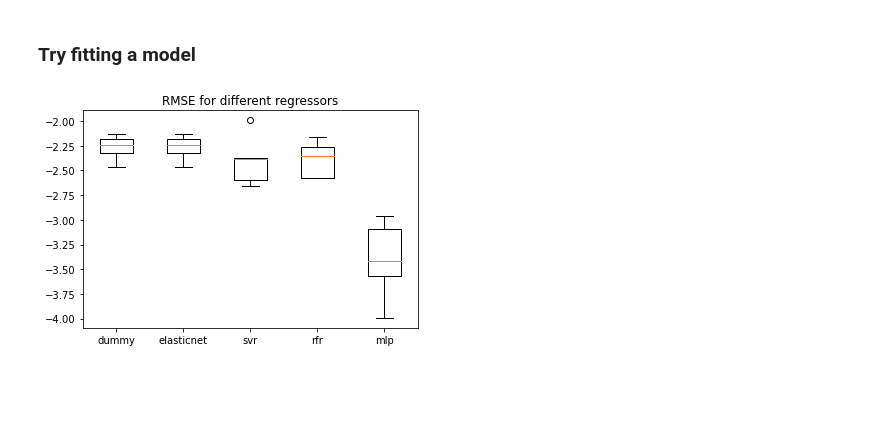
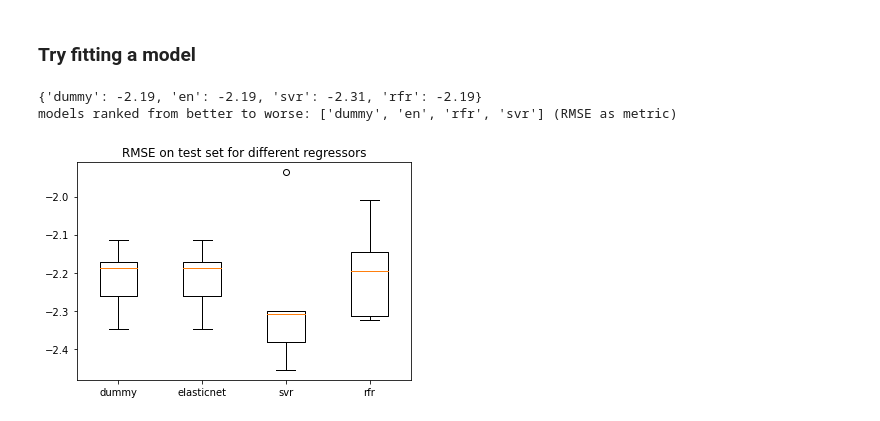
Before and after one commit to WouterDurnez/mobiledna_py, a Jupyter notebook: mobiledna/draft_simon/feat_calculation.ipynb, the cells around one changed output. Cells and saved outputs as stored; diff of their text form; code cells hidden in the pictures; blank space fills up the shorter version.

```diff
--- a/mobiledna/draft_simon/feat_calculation.ipynb
+++ b/mobiledna/draft_simon/feat_calculation.ipynb
@@ -875,9 +887,10 @@ temp3 = temp3.reset_index().astype({'date': 'datetime64[ns]'})
 # %% [markdown]
 #### Add stress labels
 # %%
-labels = ae.__data__[['id', 'day','daily_stress_level']].groupby(by=['id','day']).first().astype('float64')
-print(labels.head())
-res = pd.merge(temp, labels, on=['id', 'day'], sort=False)
+labels = ae.__data__[['id', 'day','daily_stress_level']].reset_index(drop=True).astype({'day': 'datetime64[ns]', 'daily_stress_level': 'int64'}).set_index(['id','day']).groupby(['id','day']).first()
+print(labels.head(15))
+res = pd.merge(temp, labels, on=['id', 'day'])
+print(res.head())
 # %% [output]
                                                  daily_stress_level
 id                                   day
@@ -942,7 +963,6 @@ Explanation [here](https://scikit-learn.org/stable/modules/generated/sklearn.fea
 # %%
-from sklearn.feature_selection import f_regression, SequentialFeatureSelector
-labels = res.pop('daily_stress_level')
-feature_names = res.columns.tolist()
+print(res.head())
+res = res.fillna(0)
 f_statistic,_ = f_regression(res, labels)
 
 f_statistics = dict(sorted(zip(feature_names, f_statistic), key=lambda x:x[1], reverse=True))
@@ -954,48 +981,60 @@ print(f_statistics)
 # %%
 # normalize features
 res_normalized = res.transform(lambda x: (x- x.mean()) / x.std())
+
+# keep only most correlated features
 
 # build regression
 X = res_normalized
 y = labels
 
 # set-up models
 dum = DummyRegressor(strategy='mean')
 en = ElasticNet()
 svr = SVR()
 rfr = RandomForestRegressor(n_estimators=100)
-mlp = MLPRegressor(max_iter=1000)
+
 
 # fit and cross-validate
 dum_results = cross_validate(dum, X, y, cv=5,
                              scoring=['explained_variance', 'r2', 'neg_mean_absolute_error',
                                       'neg_root_mean_squared_error'])
 en_results = cross_validate(en, X, y, cv=5,
                              scoring=['explained_variance', 'r2', 'neg_mean_absolute_error',
                                       'neg_root_mean_squared_error'])
 svr_results = cross_validate(svr, X, y, cv=5,
                              scoring=['explained_variance', 'r2', 'neg_mean_absolute_error',
                                       'neg_root_mean_squared_error'])
 rfr_results = cross_validate(rfr, X, y, cv=5,
                              scoring=['explained_variance', 'r2', 'neg_mean_absolute_error',
                                       'neg_root_mean_squared_error'])
-mlp_results = cross_validate(mlp, X, y, cv=5,
-                             scoring=['explained_variance', 'r2', 'neg_mean_absolute_error',
-                                      'neg_root_mean_squared_error'])
+
+# rank models from lowest RMSE to highest RMS
+dict = {'dummy': dum_results['test_neg_root_mean_squared_error'][0],
+       'en': en_results['test_neg_root_mean_squared_error'][0],
+       'svr': svr_results['test_neg_root_mean_squared_error'][0],
+        'rfr': rfr_results['test_neg_root_mean_squared_error'][0]}
+
+dict = {key : round(dict[key], 2) for key in dict}
+print(dict)
+
+ranked = sorted(dict, key=dict.get, reverse=True)
+print(f"models ranked from better to worse: {ranked} (RMSE as metric)")
 
 # plot results
 metric = 'test_neg_root_mean_squared_error'
 plt.boxplot([dum_results[metric],
              en_results[metric],
              svr_results[metric],
-             rfr_results[metric],
-             mlp_results[metric]],
-            labels=['dummy', 'elasticnet', 'svr', 'rfr','mlp'])
+             rfr_results[metric]],
+             labels=['dummy', 'elasticnet', 'svr', 'rfr'])
 
-plt.title('RMSE for different regressors')
+plt.title('RMSE on test set for different regressors')
 plt.savefig('./RMSE_boxplots.png', format='png', dpi=1000)
 # %% [output]
+{'dummy': -2.19, 'en': -2.19, 'svr': -2.31, 'rfr': -2.19}
+models ranked from better to worse: ['dummy', 'en', 'rfr', 'svr'] (RMSE as metric)
-[figure, old version]
+[figure, new version]
 # %%
 if 0:
     k_fold = KFold(n_splits=10, shuffle=True)
```
Also changed, not shown: parts of 14 cells of this notebook, 2 other files.
